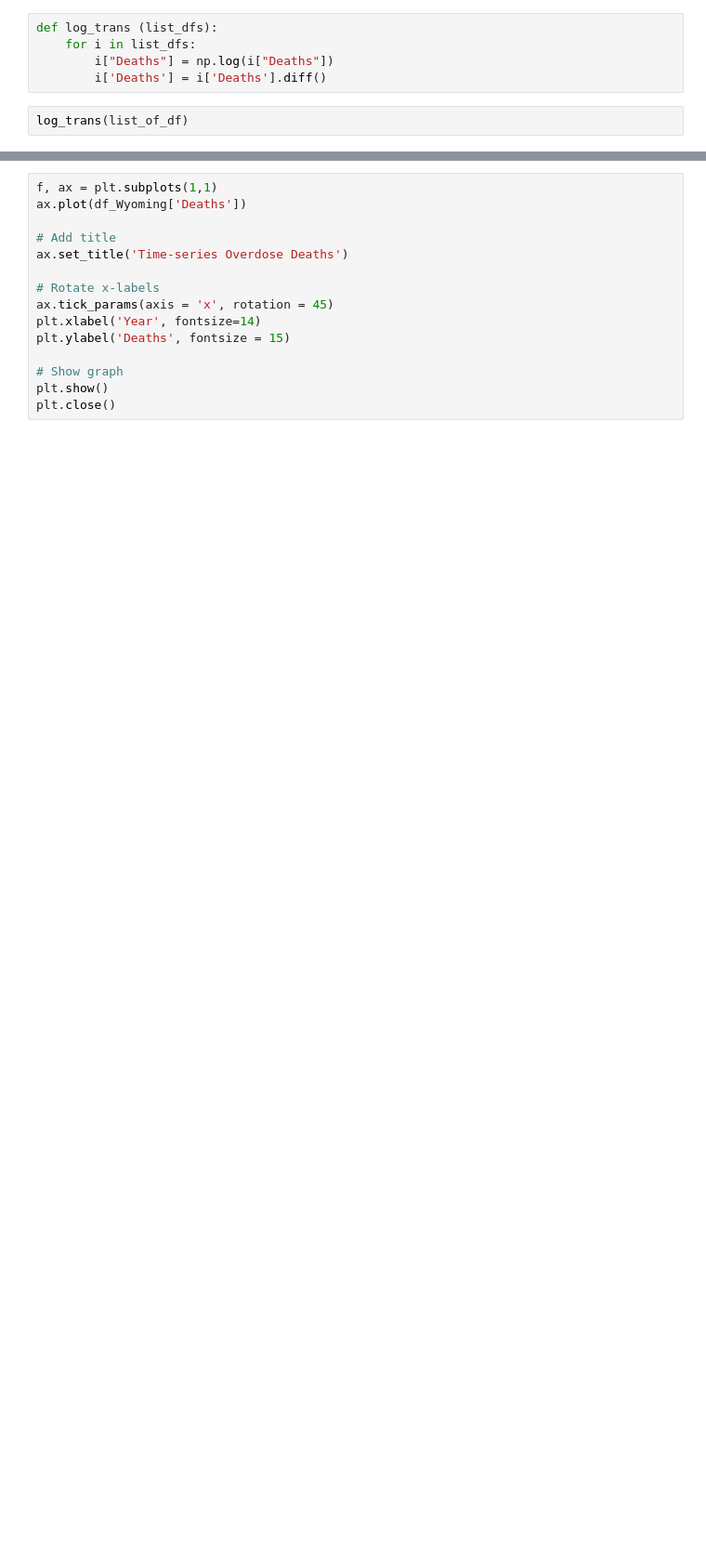
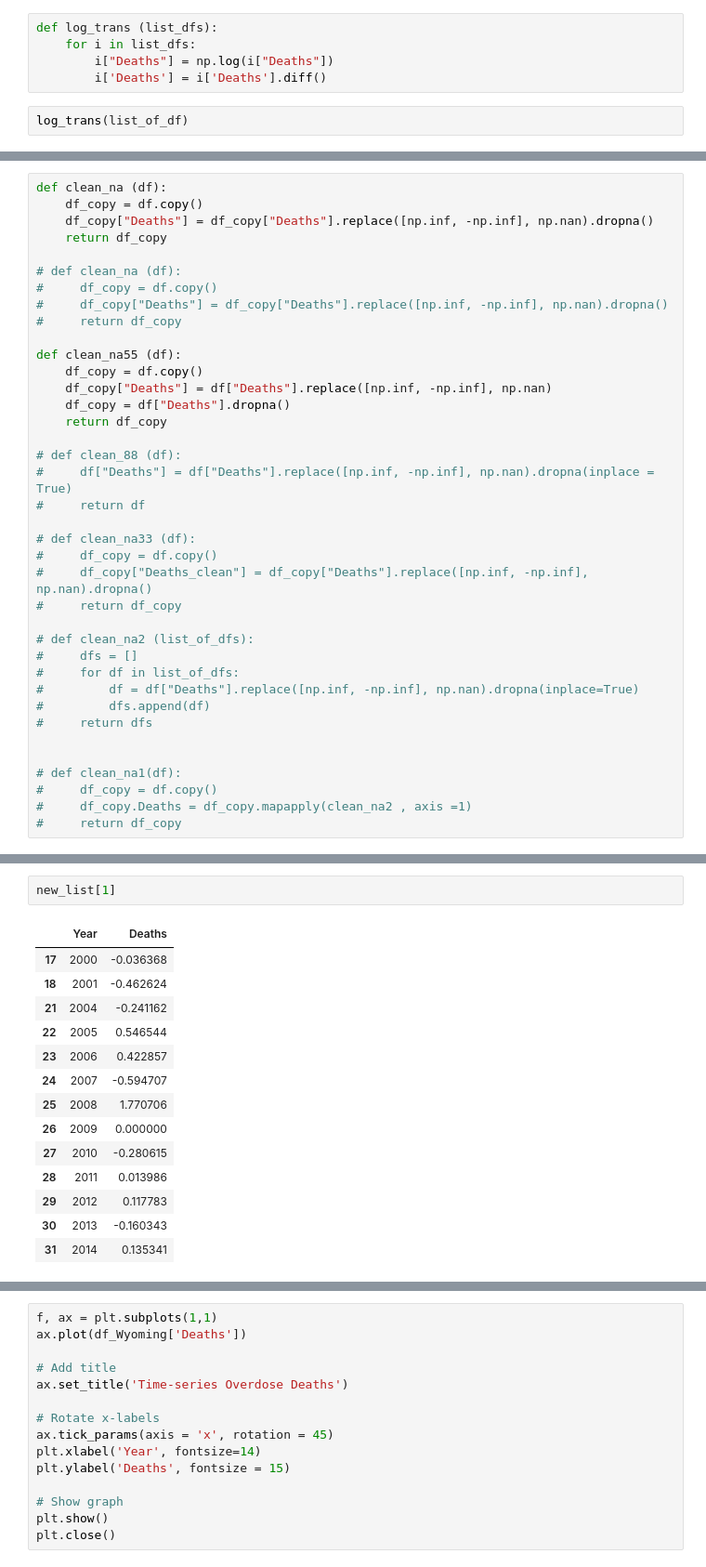
Before and after one commit to Cristinamulas/Final_Project, a Jupyter notebook: Time Series F.ipynb, the cells around one changed output, grey strips where cells are left out. Shown at 93% size. Saved outputs shown, nothing was run; the diff lists cells and outputs as text; blank space fills up the shorter version.

```diff
--- a/Time Series F.ipynb
+++ b/Time Series F.ipynb
@@ -726,0 +594,38 @@ list_of_df
+# %%
+def clean_na (df):
+    df_copy = df.copy()
+    df_copy["Deaths"] = df_copy["Deaths"].replace([np.inf, -np.inf], np.nan).dropna()
+    return df_copy
+
+# def clean_na (df):
+#     df_copy = df.copy()
+#     df_copy["Deaths"] = df_copy["Deaths"].replace([np.inf, -np.inf], np.nan).dropna()
+#     return df_copy
+
+def clean_na55 (df):
+    df_copy = df.copy()
+    df_copy["Deaths"] = df["Deaths"].replace([np.inf, -np.inf], np.nan)
+    df_copy = df["Deaths"].dropna()
+    return df_copy
+
+# def clean_88 (df):
+#     df["Deaths"] = df["Deaths"].replace([np.inf, -np.inf], np.nan).dropna(inplace = True)
+#     return df
+
+# def clean_na33 (df):
+#     df_copy = df.copy()
+#     df_copy["Deaths_clean"] = df_copy["Deaths"].replace([np.inf, -np.inf], np.nan).dropna()
+#     return df_copy
+
+# def clean_na2 (list_of_dfs):
+#     dfs = []
+#     for df in list_of_dfs:
+#         df = df["Deaths"].replace([np.inf, -np.inf], np.nan).dropna(inplace=True)
+#         dfs.append(df)
+#     return dfs
+
+
+# def clean_na1(df):
+#     df_copy = df.copy()
+#     df_copy.Deaths = df_copy.mapapply(clean_na2 , axis =1)
+#     return df_copy
@@ -726,0 +675,17 @@ list_of_df
+# %%
+new_list[1]
+# %% [output]
+|  | Year | Deaths |
+| 17 | 2000 | -0.036368 |
+| 18 | 2001 | -0.462624 |
+| 21 | 2004 | -0.241162 |
+| 22 | 2005 | 0.546544 |
+| 23 | 2006 | 0.422857 |
+| 24 | 2007 | -0.594707 |
+| 25 | 2008 | 1.770706 |
+| 26 | 2009 | 0.000000 |
+| 27 | 2010 | -0.280615 |
+| 28 | 2011 | 0.013986 |
+| 29 | 2012 | 0.117783 |
+| 30 | 2013 | -0.160343 |
+| 31 | 2014 | 0.135341 |
```
Also changed, not shown: parts of 32 cells of this notebook, 2 other files.
